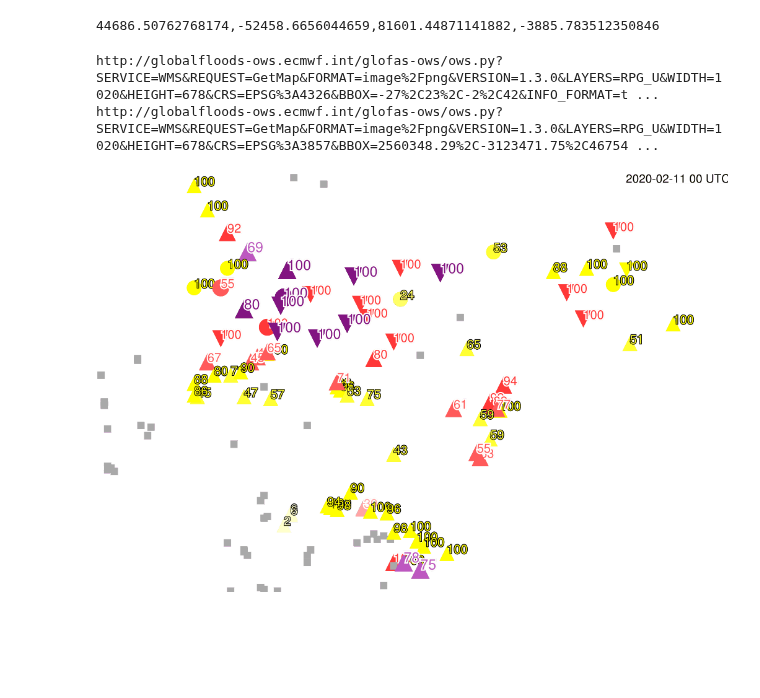
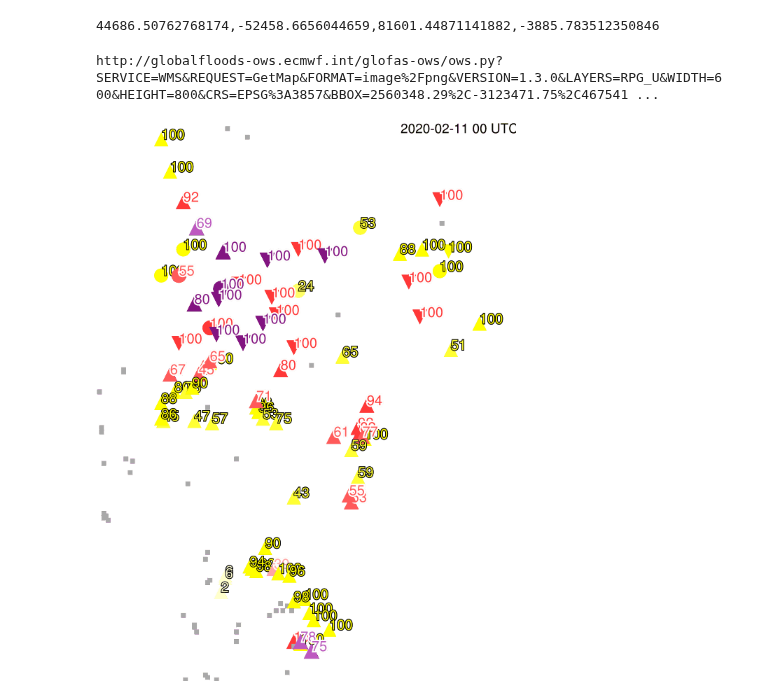
Before and after one commit to Global-Flood-Assessment/ModelOfModels, a Jupyter notebook: data/scratchbook_GloFAS.ipynb, the cells around one changed output. Cells and saved outputs as stored; diff of their text form; code cells hidden in the pictures; blank space fills up the shorter version.

```diff
--- a/data/scratchbook_GloFAS.ipynb
+++ b/data/scratchbook_GloFAS.ipynb
@@ -224,18 +223,19 @@ print(bbox_str)
 44686.50762768174,-52458.6656044659,81601.44871141882,-3885.783512350846
 # %%
 wms_paras['REQUEST']='GetMap'
-wms_paras['CRS']='EPSG:4326'
-wms_paras['BBOX'] = "-27,23,-2,42"
+# wms_paras['CRS']='EPSG:4326'
+# wms_paras['BBOX'] = "-27,23,-2,42"
+# resp = requests.get(wms_url, params=wms_paras)
+# print(resp.url)
+# Image(resp.content)
+# test EPSG:3857
+wms_paras['CRS']='EPSG:3857'
+wms_paras['BBOX'] = '2560348.29,-3123471.75,4675418.61,-222684.21'
+wms_paras['WIDTH']=600
+wms_paras['HEIGHT']=800
 resp = requests.get(wms_url, params=wms_paras)
 print(resp.url)
 Image(resp.content)
-# test EPSG:3857
-wms_paras['CRS']='EPSG:3857'
-wms_paras['BBOX'] = '2560348.29,-3123471.75,4675418.61,-222684.21'
-resp = requests.get(wms_url, params=wms_paras)
-print(resp.url)
-Image(resp.content)
 # %% [output]
-http://globalfloods-ows.ecmwf.int/glofas-ows/ows.py?SERVICE=WMS&REQUEST=GetMap&FORMAT=image%2Fpng&VERSION=1.3.0&LAYERS=RPG_U&WIDTH=1020&HEIGHT=678&CRS=EPSG%3A4326&BBOX=-27%2C23%2C-2%2C42&INFO_FORMAT=t ...
-http://globalfloods-ows.ecmwf.int/glofas-ows/ows.py?SERVICE=WMS&REQUEST=GetMap&FORMAT=image%2Fpng&VERSION=1.3.0&LAYERS=RPG_U&WIDTH=1020&HEIGHT=678&CRS=EPSG%3A3857&BBOX=2560348.29%2C-3123471.75%2C46754 ...
+http://globalfloods-ows.ecmwf.int/glofas-ows/ows.py?SERVICE=WMS&REQUEST=GetMap&FORMAT=image%2Fpng&VERSION=1.3.0&LAYERS=RPG_U&WIDTH=600&HEIGHT=800&CRS=EPSG%3A3857&BBOX=2560348.29%2C-3123471.75%2C467541 ...
-[figure, old version]
+[figure, new version]
```
Also changed, not shown: parts of 5 cells of this notebook.
